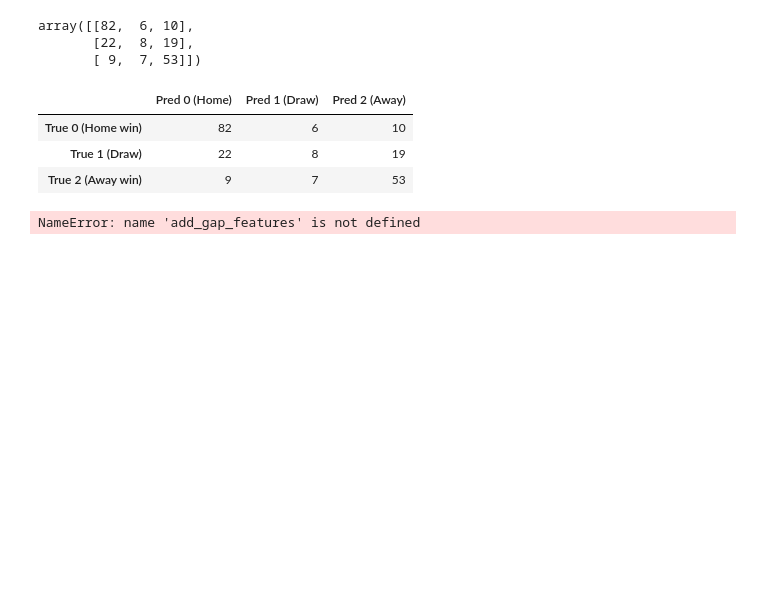
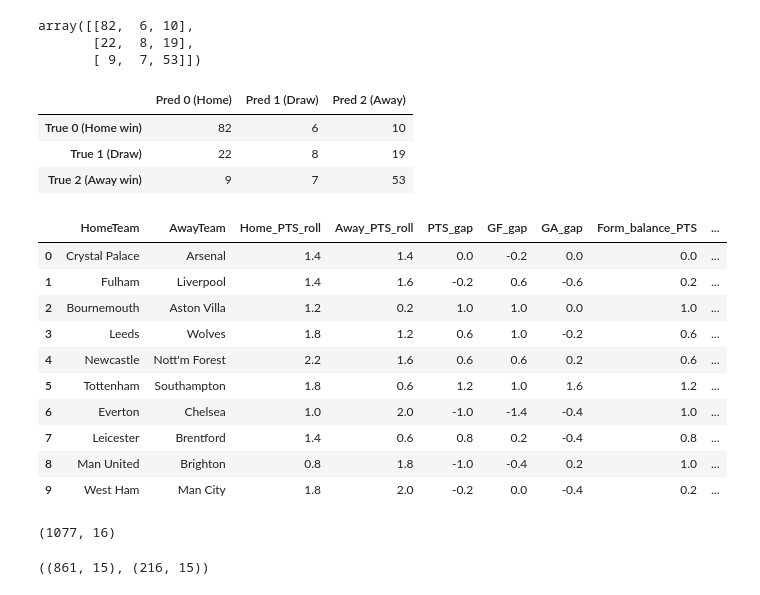
Before and after one commit to manitousi123/epl-ml-predictor, a Jupyter notebook: notebooks/01_exploration.ipynb, the cells around one changed output. Saved outputs shown, nothing was run; the diff lists cells and outputs as text; code cells hidden in the pictures; blank space fills up the shorter version.

Commit message:
Add team strength features and updated evaluation/LaTeX analysis, 71% accuracy

```diff
--- a/notebooks/01_exploration.ipynb
+++ b/notebooks/01_exploration.ipynb
@@ -263,11 +263,56 @@ cm_df
 | True 0 (Home win) | 82 | 6 | 10 |
 | True 1 (Draw) | 22 | 8 | 19 |
 | True 2 (Away win) | 9 | 7 | 53 |
-# %%
-from features import add_gap_features
-
-feat_df = add_basic_match_features(df)
-feat_df2 = add_team_form_features(feat_df)
-feat_df3 = add_gap_features(feat_df2)
-# %% [output]
-NameError: name 'add_gap_features' is not defined
+# %%
+from features import add_basic_match_features, add_team_form_features, add_gap_features
+
+feat_df = add_basic_match_features(df)
+feat_df2 = add_team_form_features(feat_df)
+feat_df3 = add_gap_features(feat_df2)
+
+feat_df3[[
+    "HomeTeam","AwayTeam",
+    "Home_PTS_roll","Away_PTS_roll",
+    "PTS_gap","GF_gap","GA_gap",
+    "Form_balance_PTS","Form_balance_GF","Form_balance_GA",
+    "Result"
+]].head(10)
+# %% [output]
+|  | HomeTeam | AwayTeam | Home_PTS_roll | Away_PTS_roll | PTS_gap | GF_gap | GA_gap | Form_balance_PTS | ... |
+| 0 | Crystal Palace | Arsenal | 1.4 | 1.4 | 0.0 | -0.2 | 0.0 | 0.0 | ... |
+| 1 | Fulham | Liverpool | 1.4 | 1.6 | -0.2 | 0.6 | -0.6 | 0.2 | ... |
+| 2 | Bournemouth | Aston Villa | 1.2 | 0.2 | 1.0 | 1.0 | 0.0 | 1.0 | ... |
+| 3 | Leeds | Wolves | 1.8 | 1.2 | 0.6 | 1.0 | -0.2 | 0.6 | ... |
+| 4 | Newcastle | Nott'm Forest | 2.2 | 1.6 | 0.6 | 0.6 | 0.2 | 0.6 | ... |
+| 5 | Tottenham | Southampton | 1.8 | 0.6 | 1.2 | 1.0 | 1.6 | 1.2 | ... |
+| 6 | Everton | Chelsea | 1.0 | 2.0 | -1.0 | -1.4 | -0.4 | 1.0 | ... |
+| 7 | Leicester | Brentford | 1.4 | 0.6 | 0.8 | 0.2 | -0.4 | 0.8 | ... |
+| 8 | Man United | Brighton | 0.8 | 1.8 | -1.0 | -0.4 | 0.2 | 1.0 | ... |
+| 9 | West Ham | Man City | 1.8 | 2.0 | -0.2 | 0.0 | -0.4 | 0.2 | ... |
+# %%
+feature_cols = [
+    "p_home","p_draw","p_away",
+    "Home_PTS_roll","Away_PTS_roll",
+    "Home_GF_roll","Away_GF_roll",
+    "Home_GA_roll","Away_GA_roll",
+    "PTS_gap","GF_gap","GA_gap",
+    "Form_balance_PTS","Form_balance_GF","Form_balance_GA",
+]
+
+model_df = feat_df3[feature_cols + ["Result"]].dropna()
+
+X = model_df[feature_cols]
+y = model_df["Result"]
+
+model_df.shape
+# %% [output]
+(1077, 16)
+# %%
+from sklearn.model_selection import train_test_split
+
+X_train, X_test, y_train, y_test = train_test_split(
+    X, y, test_size=0.2, random_state=42, stratify=y
+)
+X_train.shape, X_test.shape
+# %% [output]
+((861, 15), (216, 15))
```
Also changed, not shown: parts of 6 cells of this notebook.
